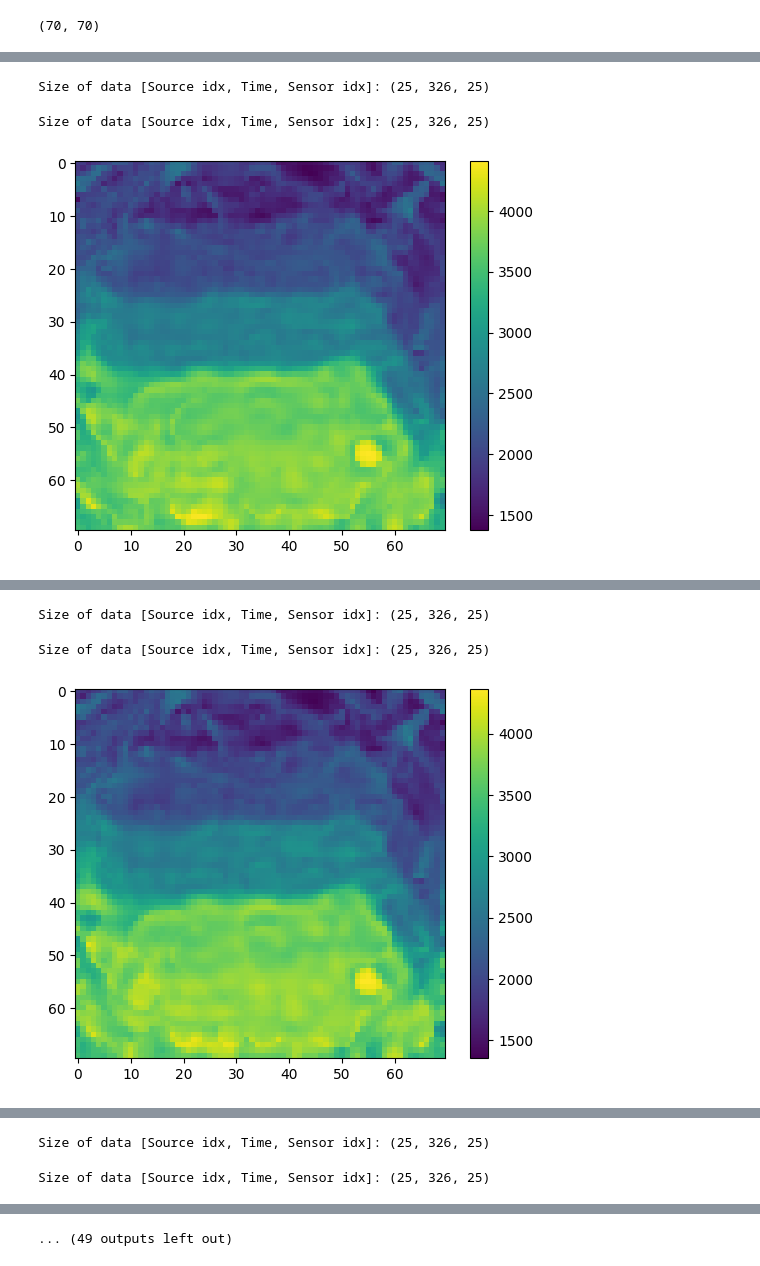
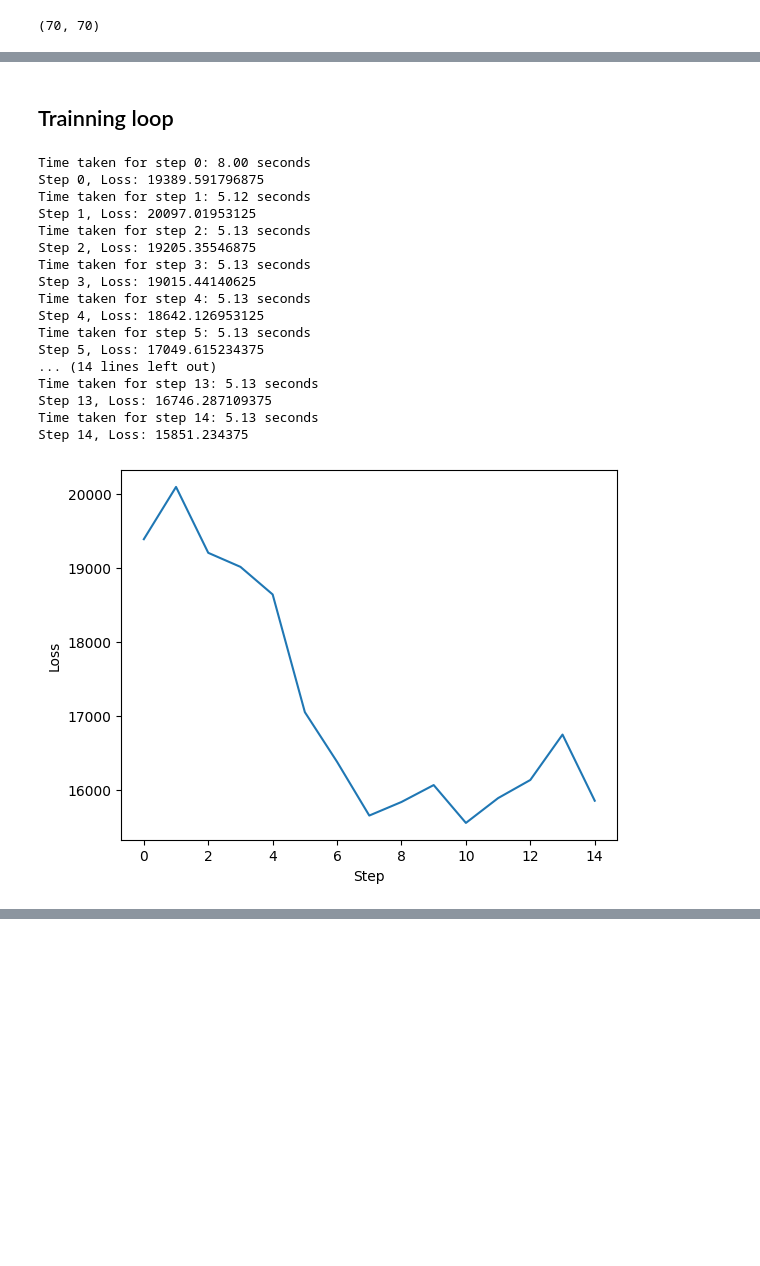
Before and after one commit to armercier/Hybrid-OED, a Jupyter notebook: src/scripts/test_case_D.ipynb, the cells around one changed output, grey strips where cells are left out. Drawn from its saved outputs; the diff is of its cells as text; code cells hidden in the pictures; blank space fills up the shorter version.

Commit message:
jit the whole trainning step and FD solver

```diff
--- a/src/scripts/test_case_D.ipynb
+++ b/src/scripts/test_case_D.ipynb
@@ -216,0 +122,11 @@ Text(0.5, 1.0, 'Source signals')
+# %%
+# check if the model size and assidn N to it
+if true_model.ndim == 2:
+    N = true_model.shape
+
+dx = (1.0, 1.0)  # Spatial resolution
+cfl=0.75
+
+# Defining the domain
+domain = Domain(N, dx)
+medium = Medium(domain=domain, sound_speed=true_model, density=1000., pml_size=20)
@@ -449,8 +524,9 @@ x = (x - jnp.min(x)) / (jnp.max(x) - jnp.min(x))
 # %%
-def train_step(model, criterion_threshold, optimizer, opt_state, x, logs):
+# @partial(jit, static_argnums=(1))
+@jit
+def train_step(model, opt_state, x):
     # Compute loss and gradients
-    loss_and_grad_fn = eqx.filter_value_and_grad(differentiable_loss_fn)
-    loss, grads = loss_and_grad_fn(model, x, criterion_threshold=criterion_threshold, sharpness=fcn_params["differentiable_mask_sharpness"], mask_penalty=1.0)
+    loss, grads = loss_and_grad_fn(model, x, sharpness=fcn_params["differentiable_mask_sharpness"], mask_penalty=1.0)
 
     if fcn_params["print_gradients"]:
         jax.tree_util.tree_map(lambda g: print("Gradient shape:", g.shape, "Gradient values:", g), grads)
@@ -462,50 +538,76 @@ def train_step(model, criterion_threshold, optimizer, opt_state, x, logs):
 
     # Log the network output (predicted probabilities)
     probabilities = model(x)  # Network output
-    logs["probabilities"].append(probabilities)
+    # logs["probabilities"].append(probabilities)
 
     # Log the mask M
     soft_mask = differentiable_mask(probabilities, sharpness=fcn_params["differentiable_mask_sharpness"])  # Differentiable mask
-    logs["masks"].append(soft_mask)
+    # logs["masks"].append(soft_mask)
 
-    return loss, model, opt_state
+    return loss, model, opt_state, probabilities, soft_mask
+# %% [markdown]
+## Trainning loop
 # %%
 
 # Initialize the model and optimizer
 key = jax.random.PRNGKey(42)
 model = FullyConnectedNN(fcn_params["num_sources"], fcn_params["hidden_size"], fcn_params["num_hidden_layers"], key)
 optimizer = optax.adamw(fcn_params["learning_rate"])  # Adam optimizer
 opt_state = optimizer.init(eqx.filter(model, eqx.is_inexact_array))  # Initialize optimizer state
 initial_predictions = model(x)  # Initial predictions
 
 
 
 # Training loop
 num_steps = fcn_params["num_iterations"]
 losses = []
 logs = {"probabilities": [], "masks": [], "models": []}
 for step in range(num_steps):
-    loss, model, opt_state = train_step(model, criterion_threshold, optimizer, opt_state, x, logs)
+    tic = time.time()
+
+    loss, model, opt_state, probabilities, soft_mask = train_step(model, opt_state, x)
     losses.append(loss)
+    logs["probabilities"].append(probabilities)
+    logs["masks"].append(soft_mask)
 
-    inverted_model, lossval = fwi(logs["probabilities"][-1])
 
-    plt.figure()
-    plt.imshow(inverted_model)
-    plt.colorbar()
-    plt.show()
+
+    # inverted_model, lossval = fwi(logs["probabilities"][-1])
+
+    # plt.figure()
+    # plt.imshow(inverted_model)
+    # plt.colorbar()
+    # plt.show()
+
+    toc = time.time()
+    print("Time taken for step {}: {:.2f} seconds".format(step, toc - tic))
 
     if step % 1 == 0:
         print(f"Step {step}, Loss: {loss}")
 
 # Plot the losses
 plt.figure()
 plt.plot(losses)
 plt.xlabel("Step")
 plt.ylabel("Loss")
 plt.show()
 # 2minutes 25 seconds per iteration on macboook for 200 fwi steps
 # %% [output]
-Size of data [Source idx, Time, Sensor idx]: (25, 326, 25)
+Time taken for step 0: 8.00 seconds
+Step 0, Loss: 19389.591796875
+Time taken for step 1: 5.12 seconds
+Step 1, Loss: 20097.01953125
+Time taken for step 2: 5.13 seconds
+Step 2, Loss: 19205.35546875
+Time taken for step 3: 5.13 seconds
+Step 3, Loss: 19015.44140625
+Time taken for step 4: 5.13 seconds
+Step 4, Loss: 18642.126953125
+Time taken for step 5: 5.13 seconds
+Step 5, Loss: 17049.615234375
+... (14 lines left out)
+Time taken for step 13: 5.13 seconds
+Step 13, Loss: 16746.287109375
+Time taken for step 14: 5.13 seconds
+Step 14, Loss: 15851.234375
-Size of data [Source idx, Time, Sensor idx]: (25, 326, 25)
-[figure, old version]
+[figure, new version]
@@ -513,3 +613,0 @@ Step 0, Loss: 27226.36328125
-Size of data [Source idx, Time, Sensor idx]: (25, 326, 25)
-Size of data [Source idx, Time, Sensor idx]: (25, 326, 25)
-[figure, removed]
@@ -517,2 +613,0 @@ Step 1, Loss: 22790.88671875
-Size of data [Source idx, Time, Sensor idx]: (25, 326, 25)
-Size of data [Source idx, Time, Sensor idx]: (25, 326, 25)
@@ -521,4 +614,3 @@ Step 2, Loss: 21543.451171875
-... (49 outputs left out)
 # %%
 # Print the first few steps for inspection
 for i, (probs, mask) in enumerate(zip(logs["probabilities"], logs["masks"])):
```
Also changed, not shown: parts of 38 cells of this notebook, 5 other files.
